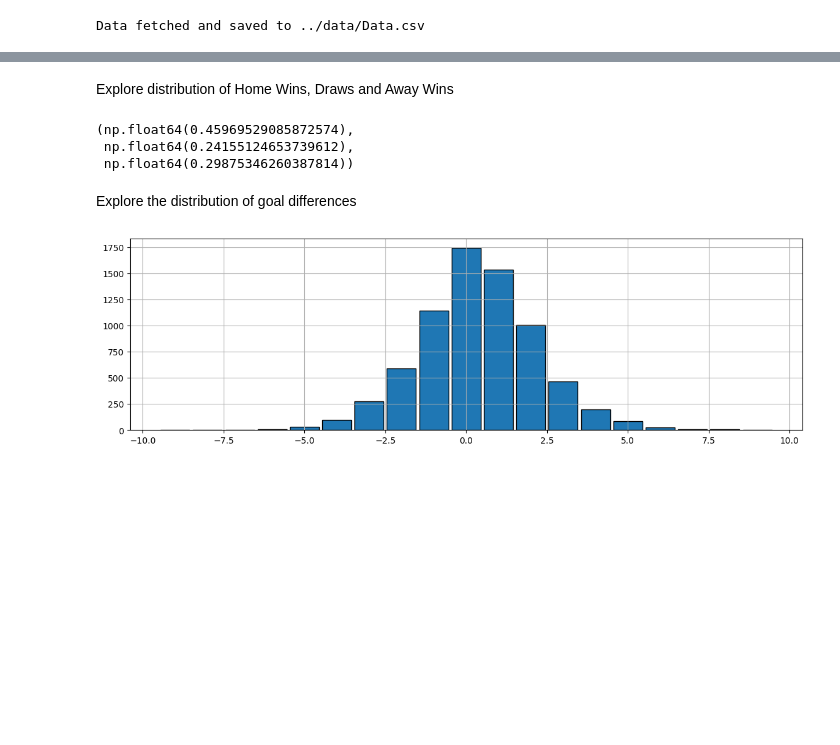
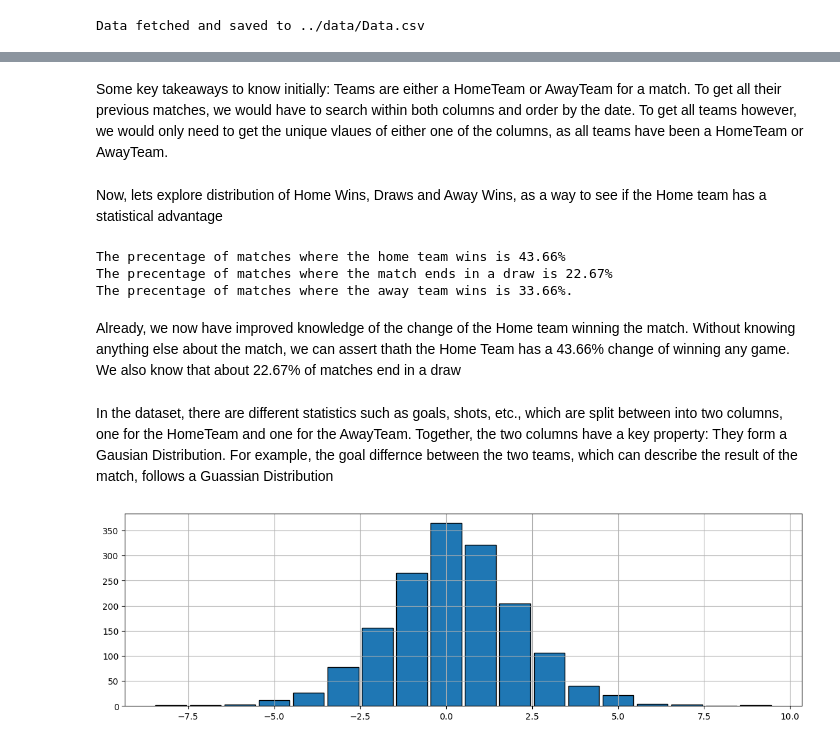
Before and after one commit to heiken1108/Match-Predictor, a Jupyter notebook: notebooks/1. Data Exploration.ipynb, the cells around one changed output, grey strips where cells are left out. Cells and saved outputs as stored; diff of their text form; code cells hidden in the pictures; blank space fills up the shorter version.

Commit message:
Written the notebook to describe the data

```diff
--- a/notebooks/1. Data Exploration.ipynb
+++ b/notebooks/1. Data Exploration.ipynb
@@ -48,16 +87,19 @@ data
+# %% [markdown]
+Some key takeaways to know initially: Teams are either a HomeTeam or AwayTeam for a match. To get all their previous matches, we would have to search within both columns and order by the date. To get all teams however, we would only need to get the unique vlaues of either one of the columns, as all teams have been a HomeTeam or AwayTeam.
 # %% [markdown]
-Explore distribution of Home Wins, Draws and Away Wins
+Now, lets explore distribution of Home Wins, Draws and Away Wins, as a way to see if the Home team has a statistical advantage
 # %%
 home_factor, draw_factor, away_factor = data['FTR'].value_counts(normalize=True)['H'], data['FTR'].value_counts(normalize=True)['D'], data['FTR'].value_counts(normalize=True)['A']
-home_factor, draw_factor, away_factor
+print(f'The precentage of matches where the home team wins is {home_factor*100:.2f}%\nThe precentage of matches where the match ends in a draw is {draw_factor*100:.2f}%\nThe precentage of matches where the away team wins is {away_factor*100:.2f}%.')
 # %% [output]
-(np.float64(0.45969529085872574),
- np.float64(0.24155124653739612),
- np.float64(0.29875346260387814))
+The precentage of matches where the home team wins is 43.66%
+The precentage of matches where the match ends in a draw is 22.67%
+The precentage of matches where the away team wins is 33.66%.
-# %% [markdown]
-Explore the distribution of goal differences
+# %% [markdown]
+Already, we now have improved knowledge of the change of the Home team winning the match. Without knowing anything else about the match, we can assert thath the Home Team has a 43.66% change of winning any game. We also know that about 22.67% of matches end in a draw
+# %% [markdown]
+In the dataset, there are different statistics such as goals, shots, etc., which are split between into two columns, one for the HomeTeam and one for the AwayTeam. Together, the two columns have a key property: They form a Gausian Distribution. For example, the goal differnce between the two teams, which can describe the result of the match, follows a Guassian Distribution
 # %%
-data['Goal difference'] = data['FTHG'] - data['FTAG']
-plot_util.plot_histogram(data['Goal difference'], figsize=figsize)
+plot_util.plot_histogram(data['FTHG']-data['FTAG'], figsize=figsize)
 # %% [output]
-[figure, old version]
+[figure, new version]
```
Also changed, not shown: parts of 20 cells of this notebook, 1 other file.
